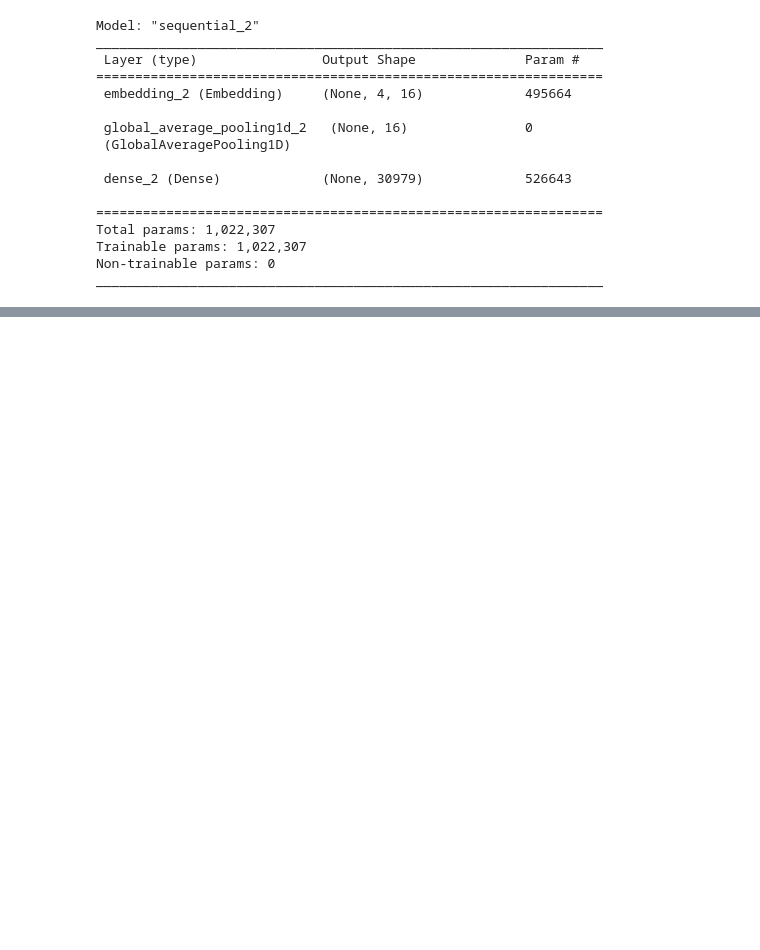
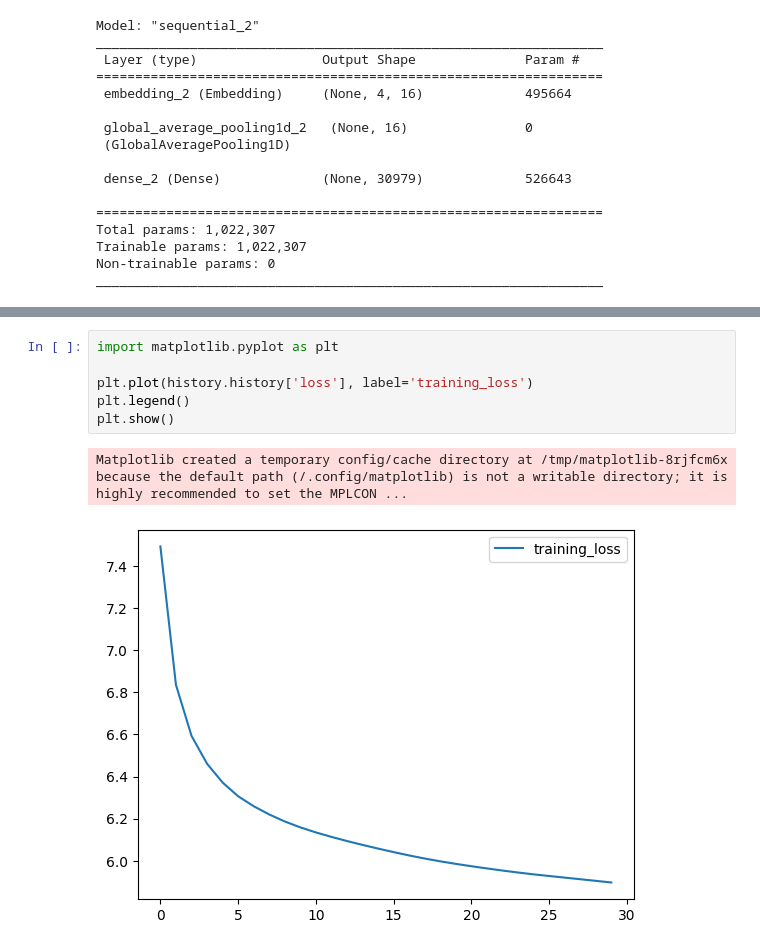
Before and after one commit to hxy9243/datascience-examples, a Jupyter notebook: basics/cbow-model.ipynb, the cells around one changed output, grey strips where cells are left out. Cells and saved outputs as stored; diff of their text form; blank space fills up the shorter version.

Commit message:
finish training and plot loss

```diff
--- a/basics/cbow-model.ipynb
+++ b/basics/cbow-model.ipynb
@@ -229,0 +232,9 @@ model.save('reuters-embedding')
+# %%
+import matplotlib.pyplot as plt
+
+plt.plot(history.history['loss'], label='training_loss')
+plt.legend()
+plt.show()
+# %% [output]
+Matplotlib created a temporary config/cache directory at /tmp/matplotlib-8rjfcm6x because the default path (/.config/matplotlib) is not a writable directory; it is highly recommended to set the MPLCON ...
+[figure, added]
```
Also changed, not shown: parts of 2 cells of this notebook.
